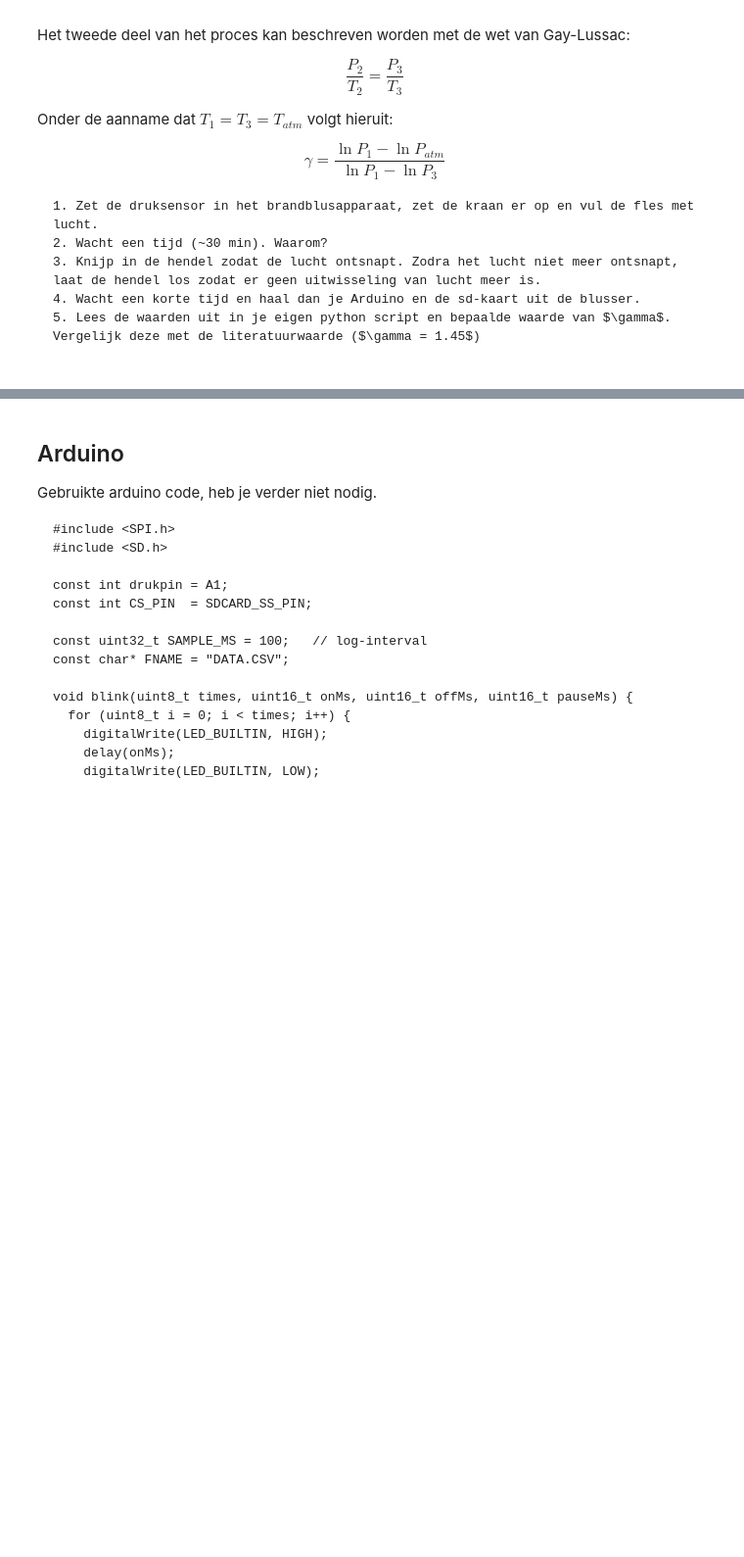
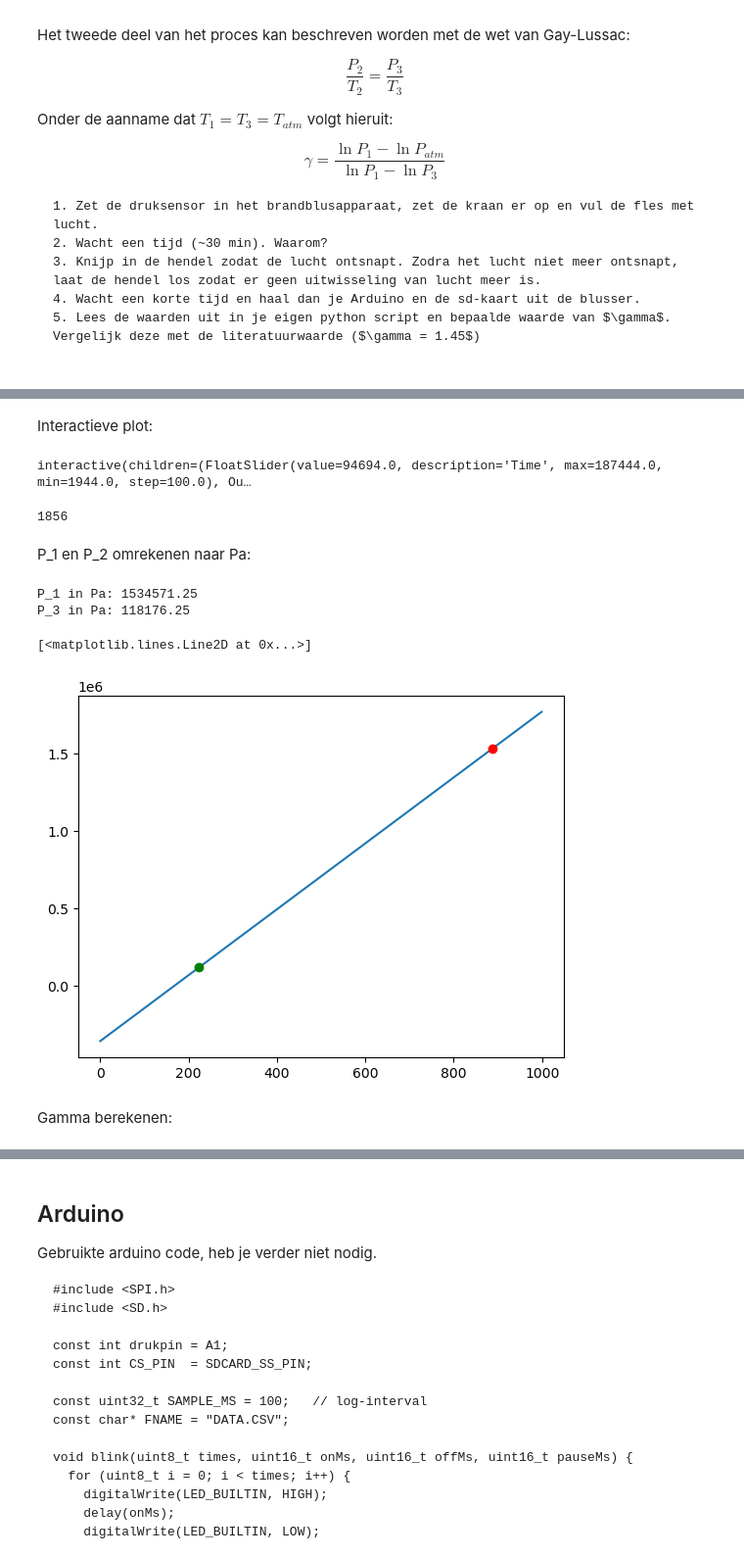
Before and after one commit to Ra3141592/Thermolab_eigen, a Jupyter notebook: Content/Labs/Brandblusser_pV_diagram.ipynb, the cells around one changed output, grey strips where cells are left out. Shown at 98% size. Saved outputs shown, nothing was run; the diff lists cells and outputs as text; code cells hidden in the pictures; blank space fills up the shorter version.

```diff
--- a/Content/Labs/Brandblusser_pV_diagram.ipynb
+++ b/Content/Labs/Brandblusser_pV_diagram.ipynb
@@ -131,0 +71,76 @@ interact(plot_pressure,
+# %% [markdown]
+Interactieve plot:
+# %%
+import numpy as np
+import matplotlib.pyplot as plt
+from ipywidgets import interact, widgets
+
+# Data inladen
+data_2 = data
+data_t_2 = data_2[:,0]
+data_P_2 = data_2[:,1]
+
+# Functie voor interactieve plot op basis van tijd
+def plot_pressure_by_time(t):
+    plt.figure(figsize=(8,5))
+    plt.plot(data_t_2, data_P_2, label="Pressure vs Time")
+
+    # Vind de index van het dichtstbijzijnde tijdspunt
+    idx = np.abs(data_t_2 - t).argmin()
+    t_closest = data_t_2[idx]
+    p_closest = data_P_2[idx]
+
+    # Marker en lijnen op geselecteerde tijd
+    plt.axvline(t_closest, color='blue', linestyle='--', label=f"Selected Time: {t_closest:.2f}")
+    plt.axhline(p_closest, color='red', linestyle='--', label=f"Pressure: {p_closest:.2f}")
+    plt.scatter(t_closest, p_closest, color='black', s=50, zorder=5)
+
+    plt.xlim(105000, 135000)
+    plt.xlabel("Time")
+    plt.ylabel("Pressure")
+    plt.title("Pressure vs Time (Interactive)")
+    plt.grid(True)
+    plt.legend()
+    plt.show()
+
+# Interactieve slider voor tijd
+interact(plot_pressure_by_time,
+         t=widgets.FloatSlider(min=np.min(data_t_2),
+                               max=np.max(data_t_2),
+                               step=(data_t_2[1]-data_t_2[0]),  # kleine stap op basis van je data
+                               value=np.mean(data_t_2),
+                               description="Time"))
+
+print(len(data_t_2))
+# %% [output]
+interactive(children=(FloatSlider(value=94694.0, description='Time', max=187444.0, min=1944.0, step=100.0), Ou…
+1856
+# %% [markdown]
+P_1 en P_2 omrekenen naar Pa:
+# %%
+#Met behulp van de slider is gekozen voor de volgende P_1 & P_3:
+P_1 = 888  # bij t = 106744.00
+P_3 = 224  # bij t = 126244.00
+
+x_test = np.arange(0, 1000, 1)
+
+def omrekenen_naar_Pa(x):
+    y = 2133.125 * x - 359643.75 # uit eerder experiment
+    return y
+
+P_1_Pa = omrekenen_naar_Pa(P_1)
+P_3_Pa = omrekenen_naar_Pa(P_3)
+
+print (f"P_1 in Pa: {P_1_Pa}")
+print (f"P_3 in Pa: {P_3_Pa}")
+
+plt.plot(x_test, omrekenen_naar_Pa(x_test))
+plt.plot(P_1, P_1_Pa, 'ro')  # P_1 punt
+plt.plot(P_3, P_3_Pa, 'go')  # P_
+# %% [output]
+P_1 in Pa: 1534571.25
+P_3 in Pa: 118176.25
+[<matplotlib.lines.Line2D at 0x...>]
+[figure, added]
+# %% [markdown]
+Gamma berekenen:
```
Also changed, not shown: parts of 7 cells of this notebook.
